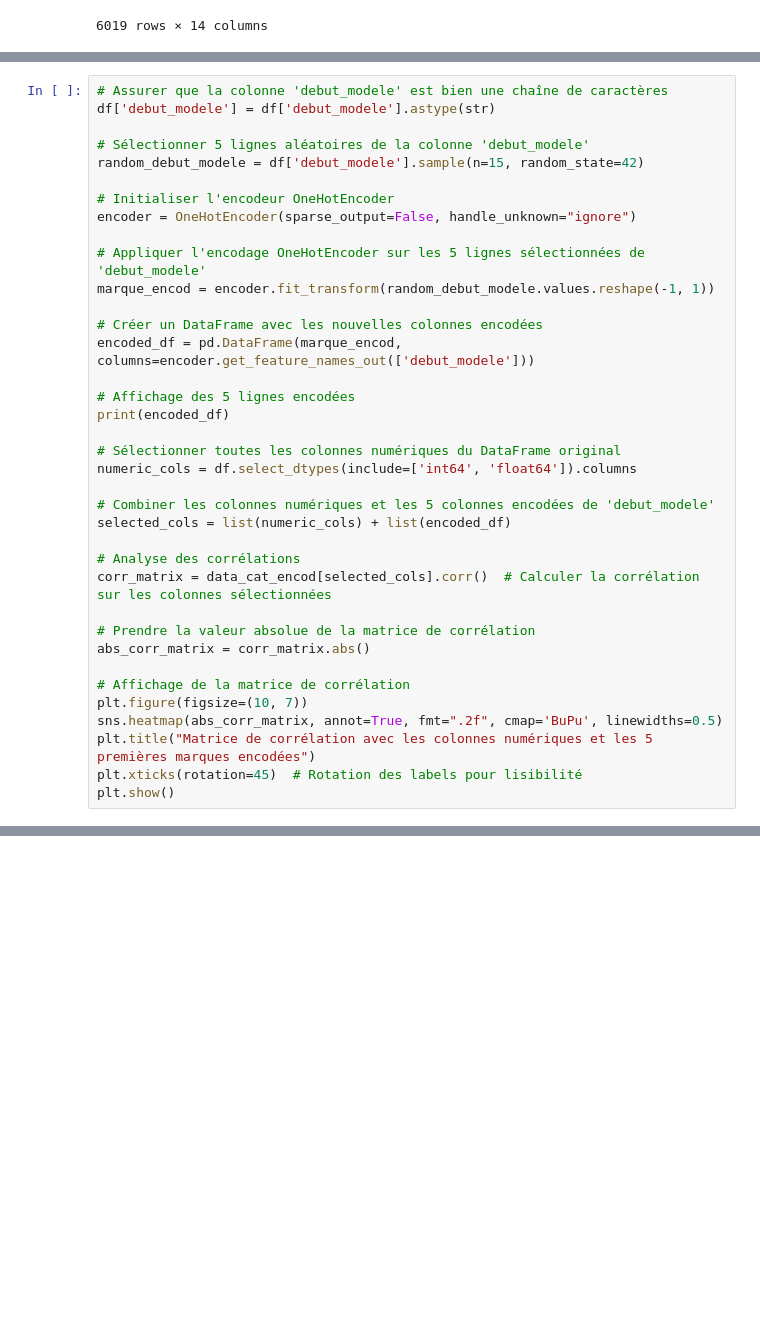
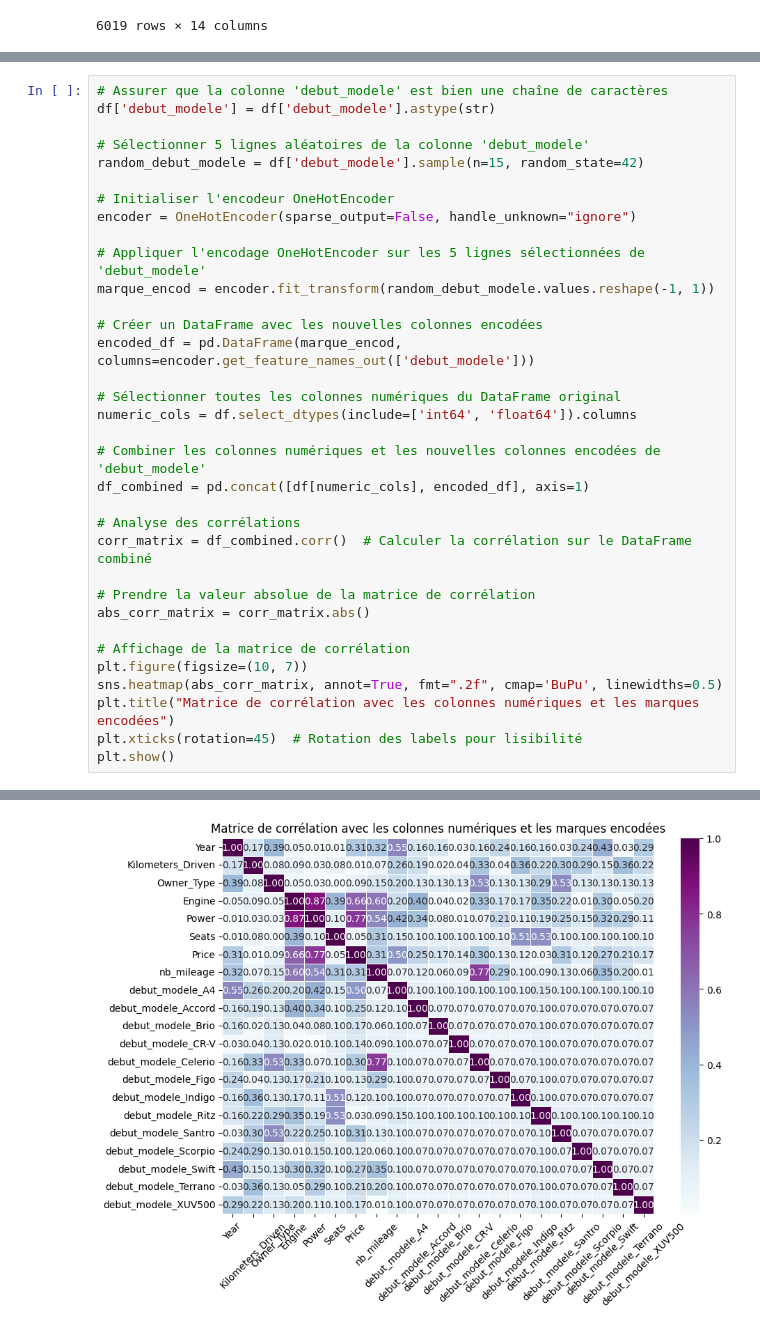
Before and after one commit to medjbeuryacine/Projet-Regression-, a Jupyter notebook: EDA Leti.ipynb, the cells around one changed output, grey strips where cells are left out. Cells and saved outputs as stored; diff of their text form; blank space fills up the shorter version.

```diff
--- a/EDA Leti.ipynb
+++ b/EDA Leti.ipynb
@@ -731,17 +747,14 @@ marque_encod = encoder.fit_transform(random_debut_modele.values.reshape(-1, 1))
 # Créer un DataFrame avec les nouvelles colonnes encodées
 encoded_df = pd.DataFrame(marque_encod, columns=encoder.get_feature_names_out(['debut_modele']))
 
-# Affichage des 5 lignes encodées
-print(encoded_df)
-
 # Sélectionner toutes les colonnes numériques du DataFrame original
 numeric_cols = df.select_dtypes(include=['int64', 'float64']).columns
 
-# Combiner les colonnes numériques et les 5 colonnes encodées de 'debut_modele'
-selected_cols = list(numeric_cols) + list(encoded_df)
+# Combiner les colonnes numériques et les nouvelles colonnes encodées de 'debut_modele'
+df_combined = pd.concat([df[numeric_cols], encoded_df], axis=1)
 
 # Analyse des corrélations
-corr_matrix = data_cat_encod[selected_cols].corr()  # Calculer la corrélation sur les colonnes sélectionnées
+corr_matrix = df_combined.corr()  # Calculer la corrélation sur le DataFrame combiné
 
 # Prendre la valeur absolue de la matrice de corrélation
 abs_corr_matrix = corr_matrix.abs()
@@ -749,7 +762,7 @@ abs_corr_matrix = corr_matrix.abs()
 # Affichage de la matrice de corrélation
 plt.figure(figsize=(10, 7))
 sns.heatmap(abs_corr_matrix, annot=True, fmt=".2f", cmap='BuPu', linewidths=0.5)
-plt.title("Matrice de corrélation avec les colonnes numériques et les 5 premières marques encodées")
+plt.title("Matrice de corrélation avec les colonnes numériques et les marques encodées")
 plt.xticks(rotation=45)  # Rotation des labels pour lisibilité
 plt.show()
 # %% [output]
@@ -773,0 +769 @@ KeyError: "['debut_modele_A4', 'debut_modele_Accord', 'debut_modele_Brio', 'debu
+[figure, added]
```
Also changed, not shown: parts of 2 cells of this notebook.
